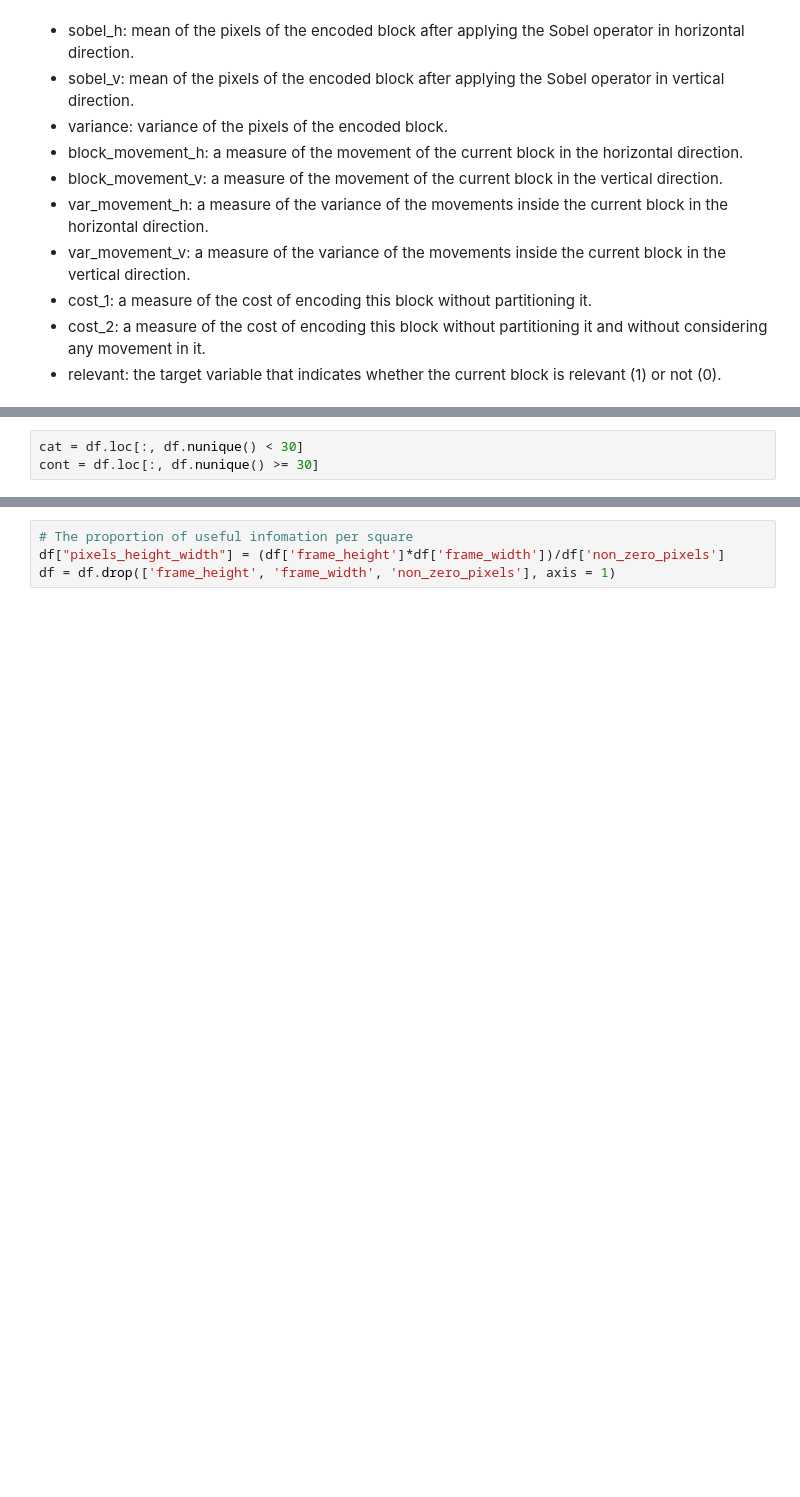
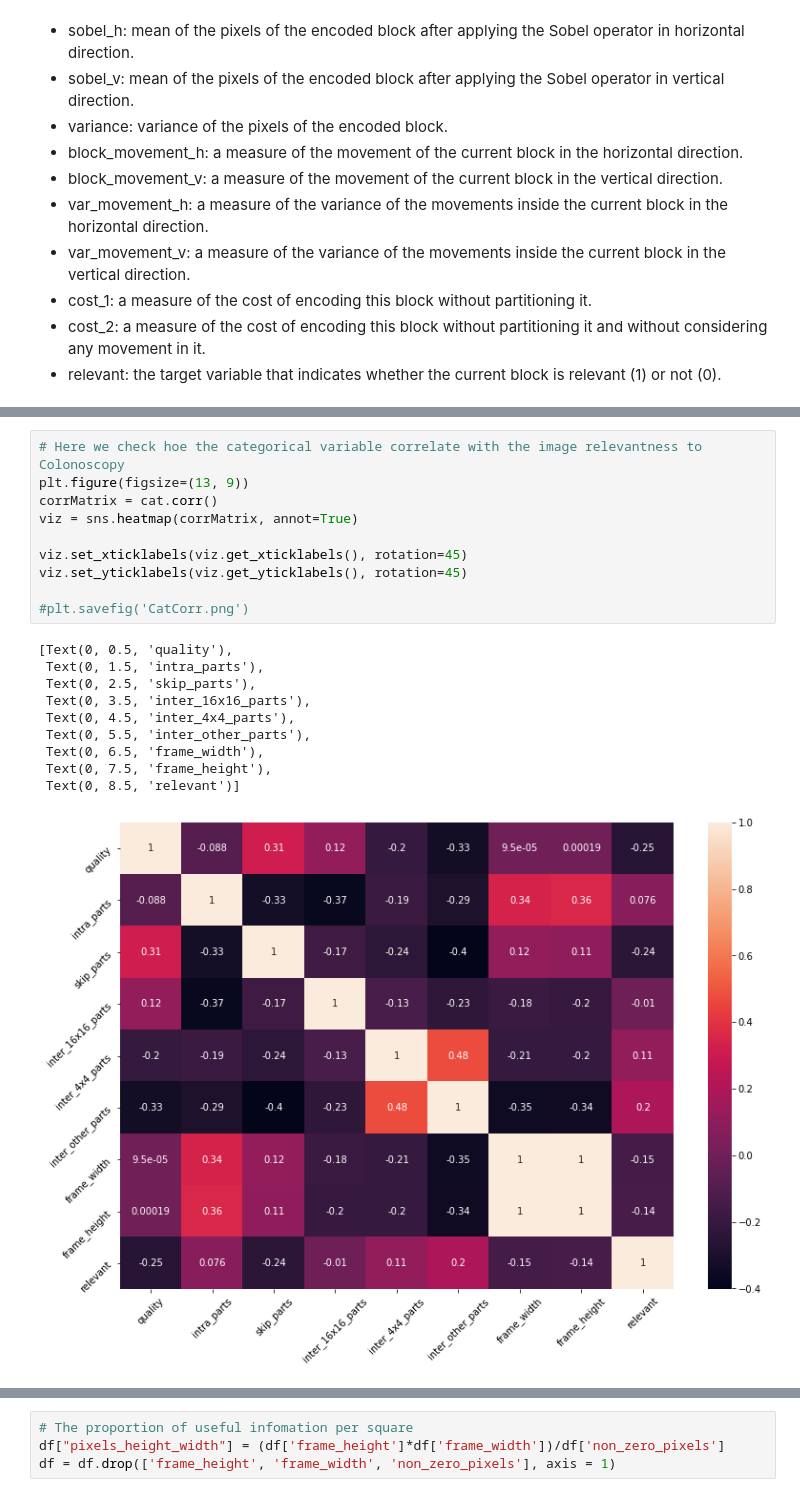
Before and after one commit to ostapkharysh/ColonoscopyDetection, a Jupyter notebook: DataDescription.ipynb, the cells around one changed output, grey strips where cells are left out. Drawn from its saved outputs; the diff is of its cells as text; blank space fills up the shorter version.

```diff
--- a/DataDescription.ipynb
+++ b/DataDescription.ipynb
@@ -82,6 +121,24 @@ pd.crosstab(df.frame_height, df.relevant).plot(kind='bar', ax=ax8)
 # %% [output]
 <AxesSubplot:xlabel='frame_height'>
 [figure]
-# %%
-cat = df.loc[:, df.nunique() < 30]
-cont = df.loc[:, df.nunique() >= 30]
+# %%
+# Here we check hoe the categorical variable correlate with the image relevantness to Colonoscopy
+plt.figure(figsize=(13, 9))
+corrMatrix = cat.corr()
+viz = sns.heatmap(corrMatrix, annot=True)
+
+viz.set_xticklabels(viz.get_xticklabels(), rotation=45)
+viz.set_yticklabels(viz.get_yticklabels(), rotation=45)
+
+#plt.savefig('CatCorr.png')
+# %% [output]
+[Text(0, 0.5, 'quality'),
+ Text(0, 1.5, 'intra_parts'),
+ Text(0, 2.5, 'skip_parts'),
+ Text(0, 3.5, 'inter_16x16_parts'),
+ Text(0, 4.5, 'inter_4x4_parts'),
+ Text(0, 5.5, 'inter_other_parts'),
+ Text(0, 6.5, 'frame_width'),
+ Text(0, 7.5, 'frame_height'),
+ Text(0, 8.5, 'relevant')]
+[figure, added]
```
Also changed, not shown: parts of 79 cells of this notebook.
